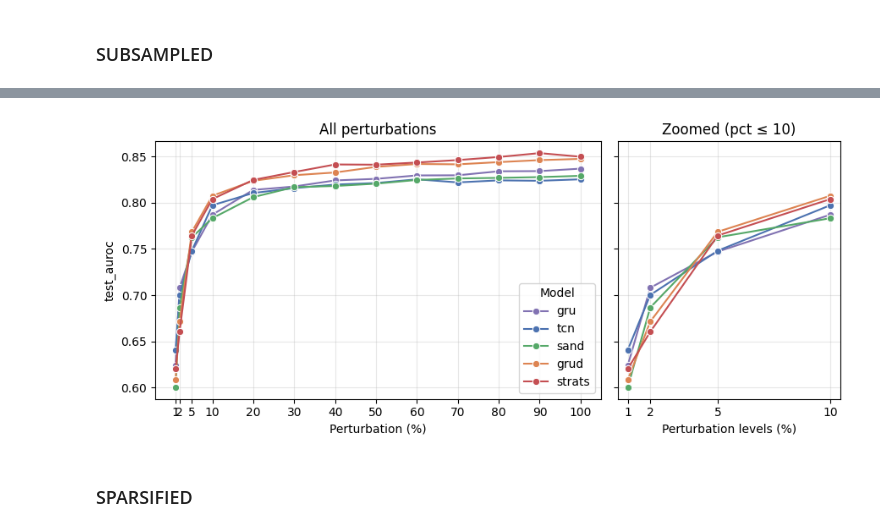
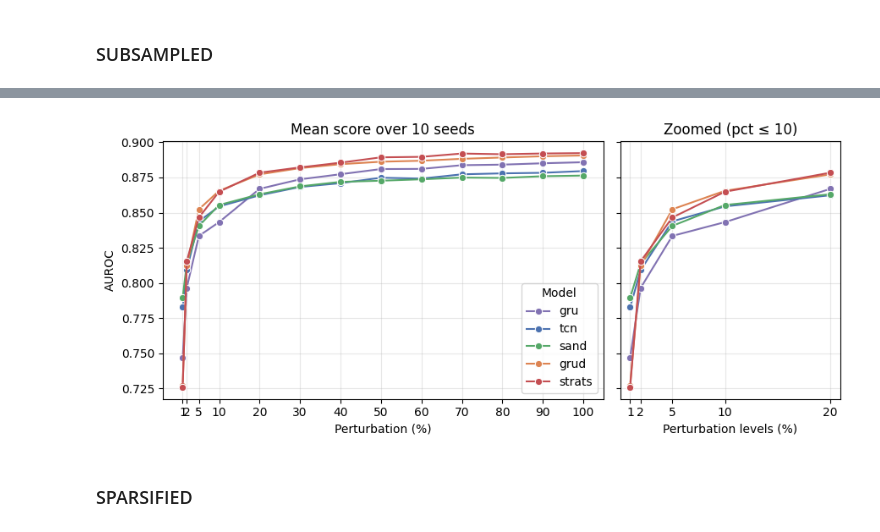
Before and after one commit to Simu-Sultana/Stress-testing, a Jupyter notebook: strats-development/plotting.ipynb, the cells around one changed output, grey strips where cells are left out. Cells and saved outputs as stored; diff of their text form; code cells hidden in the pictures.

```diff
--- a/strats-development/plotting.ipynb
+++ b/strats-development/plotting.ipynb
@@ -32,7 +32,8 @@ colors = [
 ### SUBSAMPLED
 # %%
 perturbation = 'subsampled'
-dataset = 'physionet_2012'
+#dataset = 'physionet_2012'
+dataset = 'mimic_iii'
 # %%
 sub_agg = agg_res[(agg_res["dataset"]==dataset)&(agg_res["perturbation"]==perturbation)]
 #sub_agg.groupby(["model","perturbation","pct"]).size()
@@ -89,38 +60,39 @@ sns.lineplot(
     dashes=False,
     ax=axes[0]
 )
 axes[0].set_xlabel("Perturbation (%)")
 axes[0].set_ylabel(metric)
-axes[0].set_title(f"All perturbations")
+axes[0].set_title(f"Mean score over 10 seeds")
 axes[0].set_xticks([1, 2, 5, 10, 20, 30, 40, 50, 60, 70, 80, 90, 100])
 axes[0].grid(alpha=0.3)
 
 # --- Zoomed plot (pct <= 10) ---
 sns.lineplot(
-    data=mean_sub_agg[mean_sub_agg["pct"] <= 10],
+    data=mean_sub_agg[mean_sub_agg["pct"] <= 20],
     x="pct",
     y=metric,
     hue="model",
     hue_order=model_order,
     palette=colors,
     marker="o",
     dashes=False,
     ax=axes[1],
     legend=False  # remove legend
 )
 axes[1].set_xlabel("Perturbation levels (%)")
 axes[1].set_title(f"Zoomed (pct ≤ 10)")
-axes[1].set_xticks([1, 2, 5, 10])
+axes[1].set_xticks([1, 2, 5, 10, 20])
 axes[1].grid(alpha=0.3)
+axes[0].set_ylabel("AUROC")
 
 # --- Legend only for the first plot ---
 axes[0].legend(title="Model")
 
 plt.tight_layout()
-#plt.savefig(f"figures/{dataset}_{perturbation}1.png", dpi=300)
+plt.savefig(f"figures/{dataset}_{perturbation}1.png", dpi=300)
 plt.show()
 # %% [output]
-[figure, old version]
+[figure, new version]
 # %% [markdown]
 ### SPARSIFIED
 # %%
```
Also changed, not shown: parts of 9 cells of this notebook.
